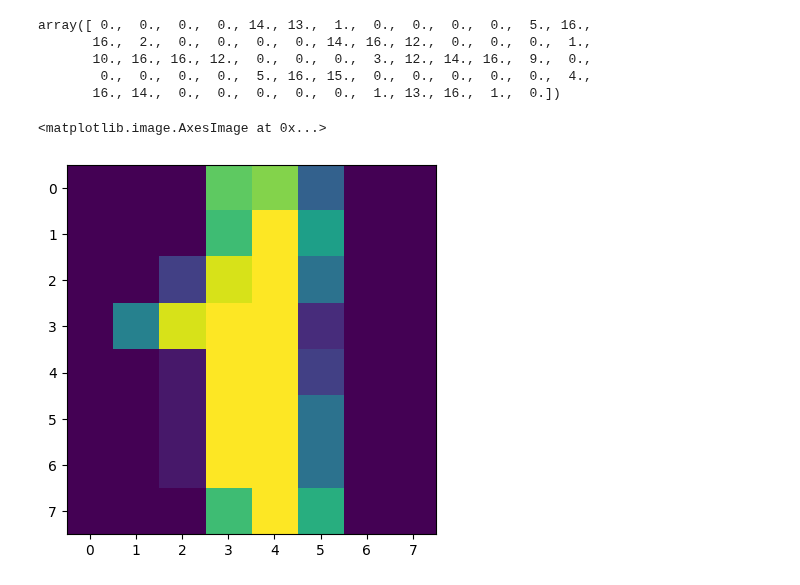
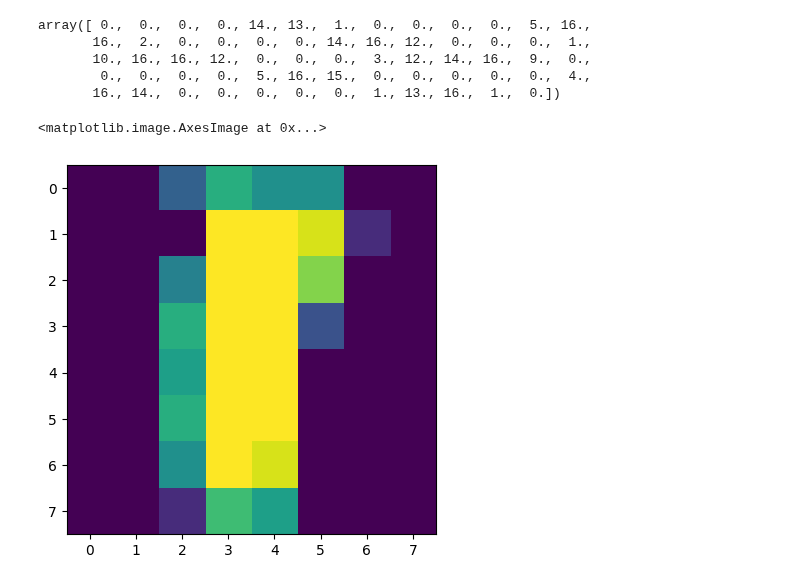
Before and after one commit to tayfununal/PyTorch, a Jupyter notebook: rotate_Load_digit_1.ipynb, the cells around one changed output. Cells and saved outputs as stored; diff of their text form; code cells hidden in the pictures.

```diff
--- a/rotate_Load_digit_1.ipynb
+++ b/rotate_Load_digit_1.ipynb
@@ -177,7 +193,7 @@ array([ 0.,  0.,  0.,  0., 14., 13.,  1.,  0.,  0.,  0.,  0.,  5., 16.,
         0.,  0.,  0.,  0.,  5., 16., 15.,  0.,  0.,  0.,  0.,  0.,  4.,
        16., 14.,  0.,  0.,  0.,  0.,  0.,  1., 13., 16.,  1.,  0.])
 # %%
-plt.imshow(X1[0].reshape((8,8)))
+plt.imshow(X1[65].reshape((8,8)))
 # %% [output]
 <matplotlib.image.AxesImage at 0x...>
-[figure, old version]
+[figure, new version]
```
Also changed, not shown: parts of 3 cells of this notebook.
